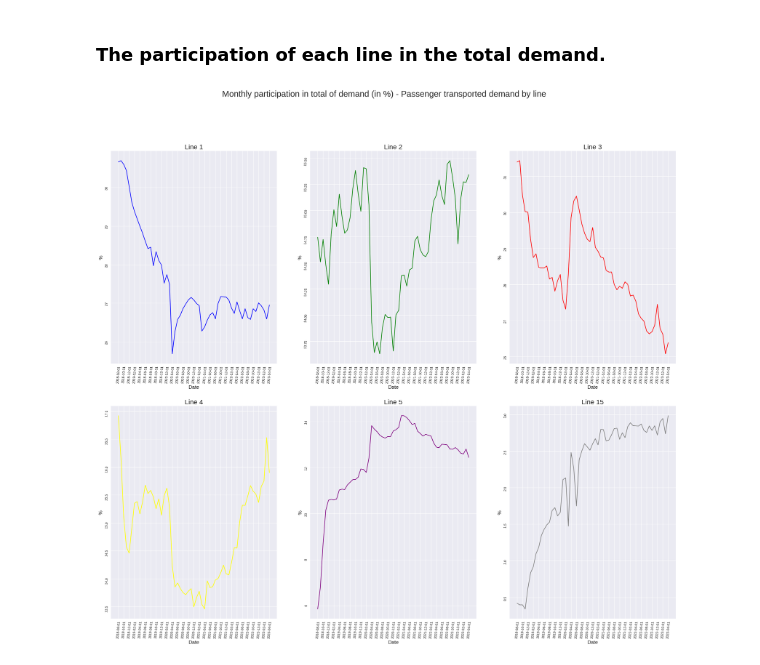
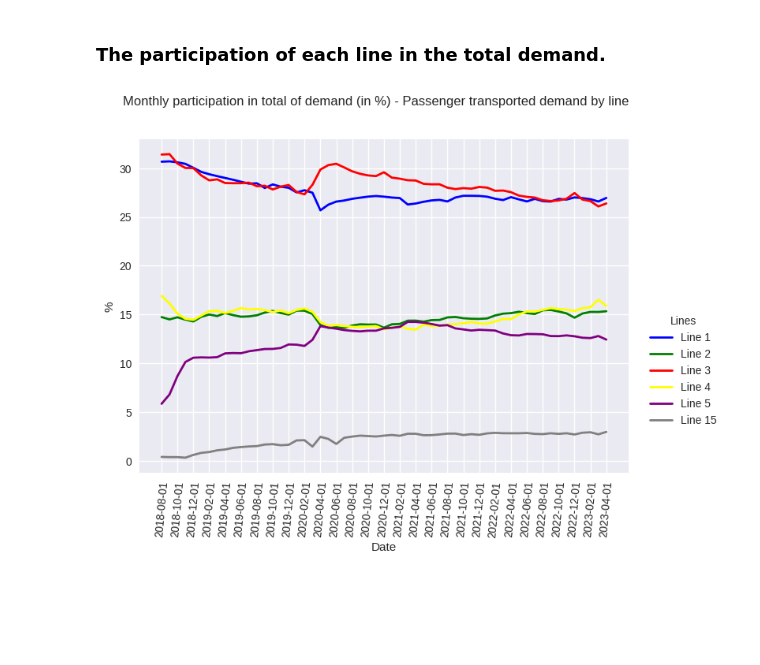
Before and after one commit to OmdenaAI/sao-paulo-chapter-passenger-demand, a Jupyter notebook: src/tasks/task_2_eda_dashboards/Rogerio-Chaves/Rogerio-Chaves-EDA.ipynb, the cells around one changed output. Drawn from its saved outputs; the diff is of its cells as text; code cells hidden in the pictures; blank space fills up the shorter version.

```diff
--- a/src/tasks/task_2_eda_dashboards/Rogerio-Chaves/Rogerio-Chaves-EDA.ipynb
+++ b/src/tasks/task_2_eda_dashboards/Rogerio-Chaves/Rogerio-Chaves-EDA.ipynb
@@ -18,6 +20,6 @@ use('seaborn-v0_8')
 Read CSV file.
 # %%
 PATH = 'alllines_ptl_complete.csv'
-df = pd.read_csv(PATH)
+df = pd.read_csv(PATH, index_col='year_month')
 display(df)
 # %% [output]
@@ -37,3 +39,0 @@ display(df)
-# %%
-df.set_index('year_month', inplace=True)
-display(df)
@@ -136,5 +109,5 @@ df_02 = deepcopy(df.reset_index())
 # %%
-totals = df_02.groupby(by='year_month').sum().drop(labels='line', axis=1).loc[:,'total']
+totals = df.groupby(by='year_month').sum().drop(labels='line', axis=1).loc[:,'total']
 # %%
 line_01_sum = df[df.loc[:,'line'] == 1].loc[:,'total']
 line_03_sum = df[df.loc[:,'line'] == 3].loc[:,'total']
@@ -156,64 +123,35 @@ If the monthly share of the two lines with the highest passenger demand is decre
 # %% [markdown]
 ### The participation of each line in the total demand.
 # %%
-figure = plt.figure(figsize=(30, 25))
-axs = figure.subplots(nrows=2, ncols=3)
-figure.suptitle('Monthly participation in total of demand (in %) - Passenger transported demand by line', fontsize=25)
-
 line_01_sum = df[df.loc[:,'line'] == 1].loc[:,'total']
 participation_line1 = (line_01_sum / totals) * 100
-axs[0][0].plot(participation_line1, color=color_lines[1], label='Line 1')
-axs[0][0].set_title('Line 1', fontsize=20)
-axs[0][0].set_xlabel('Date', fontsize=15)
-axs[0][0].set_xticks(ticks=list(np.unique(df.index))[::2])
-axs[0][0].tick_params(labelrotation=85)
-axs[0][0].set_ylabel('%', size=15)
+plt.plot(participation_line1, color=color_lines[1], label='Line 1', linewidth=2)
 
 line_02_sum = df[df.loc[:,'line'] == 2].loc[:,'total']
 participation_line2 = (line_02_sum / totals) * 100
-axs[0][1].plot(participation_line2, color=color_lines[2])
-axs[0][1].set_title('Line 2', fontsize=20)
-axs[0][1].set_xlabel('Date', fontsize=15)
-axs[0][1].set_xticks(ticks=list(np.unique(df.index))[::2])
-axs[0][1].tick_params(labelrotation=85)
-axs[0][1].set_ylabel('%', fontsize=15)
+plt.plot(participation_line2, color=color_lines[2], label='Line 2', linewidth=2)
 
 line_03_sum = df[df.loc[:,'line'] == 3].loc[:,'total']
 participation_line3 = (line_03_sum / totals) * 100
-axs[0][2].plot(participation_line3, color=color_lines[3])
-axs[0][2].set_title('Line 3', fontsize=20)
-axs[0][2].set_xlabel('Date', fontsize=15)
-axs[0][2].set_xticks(ticks=list(np.unique(df.index))[::2])
-axs[0][2].tick_params(labelrotation=85)
-axs[0][2].set_ylabel('%', fontsize=15)
+plt.plot(participation_line3, color=color_lines[3], label='Line 3', linewidth=2)
 
 line_04_sum = df[df.loc[:,'line'] == 4].loc[:,'total']
 participation_line4 = (line_04_sum / totals) * 100
-axs[1][0].plot(participation_line4, color=color_lines[4])
-axs[1][0].set_title('Line 4', fontsize=20)
-axs[1][0].set_xlabel('Date', fontsize=15)
-axs[1][0].set_xticks(ticks=list(np.unique(df.index))[::2])
-axs[1][0].tick_params(labelrotation=85)
-axs[1][0].set_ylabel('%', fontsize=15)
+plt.plot(participation_line4, color=color_lines[4], label='Line 4', linewidth=2)
 
 line_05_sum = df[df.loc[:,'line'] == 5].loc[:,'total']
 participation_line5 = (line_05_sum / totals) * 100
-axs[1][1].plot(participation_line5, color=color_lines[5])
-axs[1][1].set_title('Line 5', fontsize=20)
-axs[1][1].set_xlabel('Date', fontsize=15)
-axs[1][1].set_xticks(ticks=list(np.unique(df.index))[::2])
-axs[1][1].tick_params(labelrotation=85)
-axs[1][1].set_ylabel('%', fontsize=15)
+plt.plot(participation_line5, color=color_lines[5], label='Line 5', linewidth=2)
 
 line_15_sum = df[df.loc[:,'line'] == 15].loc[:,'total']
 participation_line15 = (line_15_sum / totals) * 100
-axs[1][2].plot(participation_line15, color=color_lines[15])
-axs[1][2].set_title('Line 15', fontsize=20)
-axs[1][2].set_xlabel('Date', fontsize=15)
-axs[1][2].set_xticks(ticks=list(np.unique(df.index))[::2])
-axs[1][2].tick_params(labelrotation=85)
-axs[1][2].set_ylabel('%', fontsize=15)
+plt.plot(participation_line15, color=color_lines[15], label='Line 15', linewidth=2)
 
+plt.suptitle('Monthly participation in total of demand (in %) - Passenger transported demand by line')
+plt.xlabel('Date')
+plt.xticks(ticks=list(np.unique(df.index))[::2], rotation=85)
+plt.ylabel('%')
+plt.legend(bbox_to_anchor=(0.7, 0., 0.5, 0.5), title='Lines')
 plt.show()
 # %% [output]
-[figure, old version]
+[figure, new version]
```
Also changed, not shown: parts of 12 cells of this notebook.
